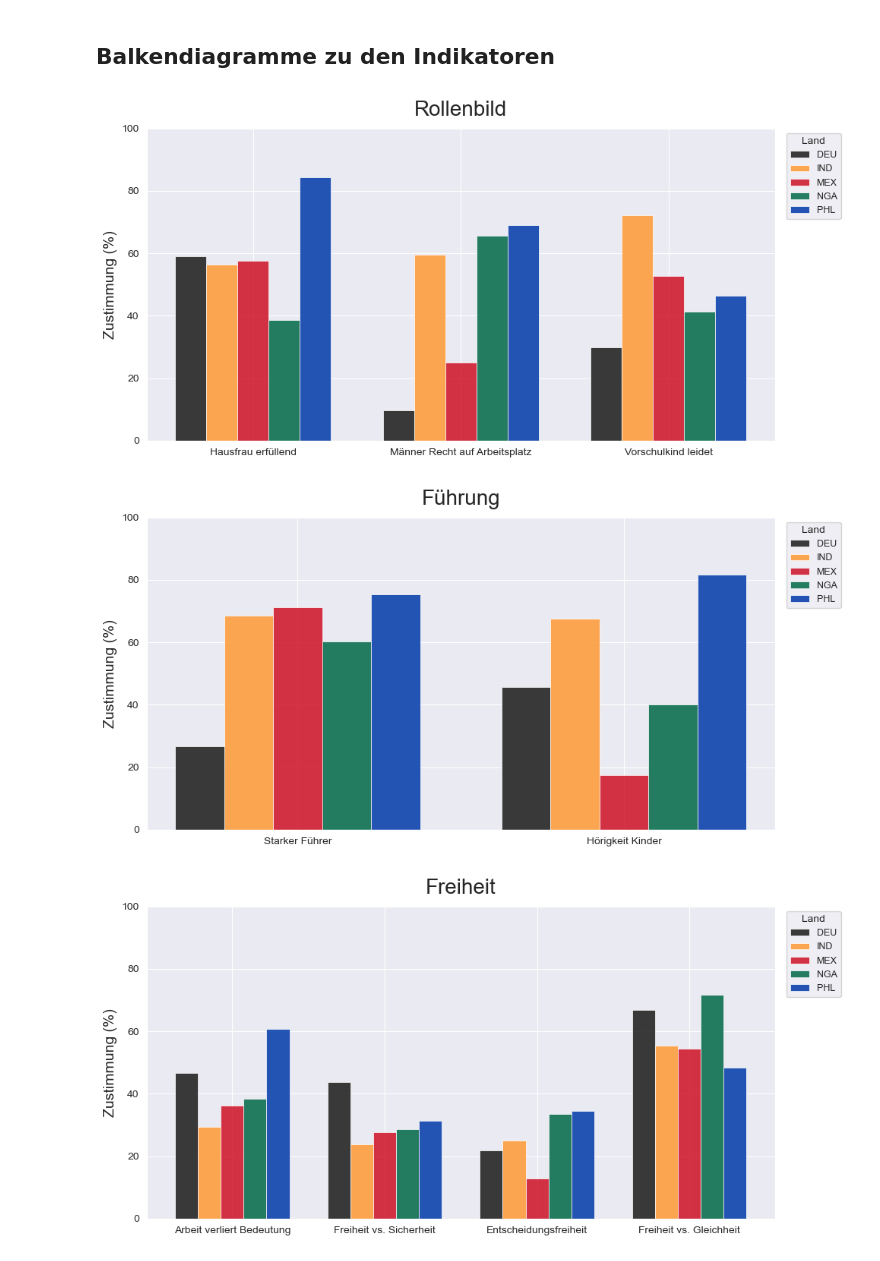
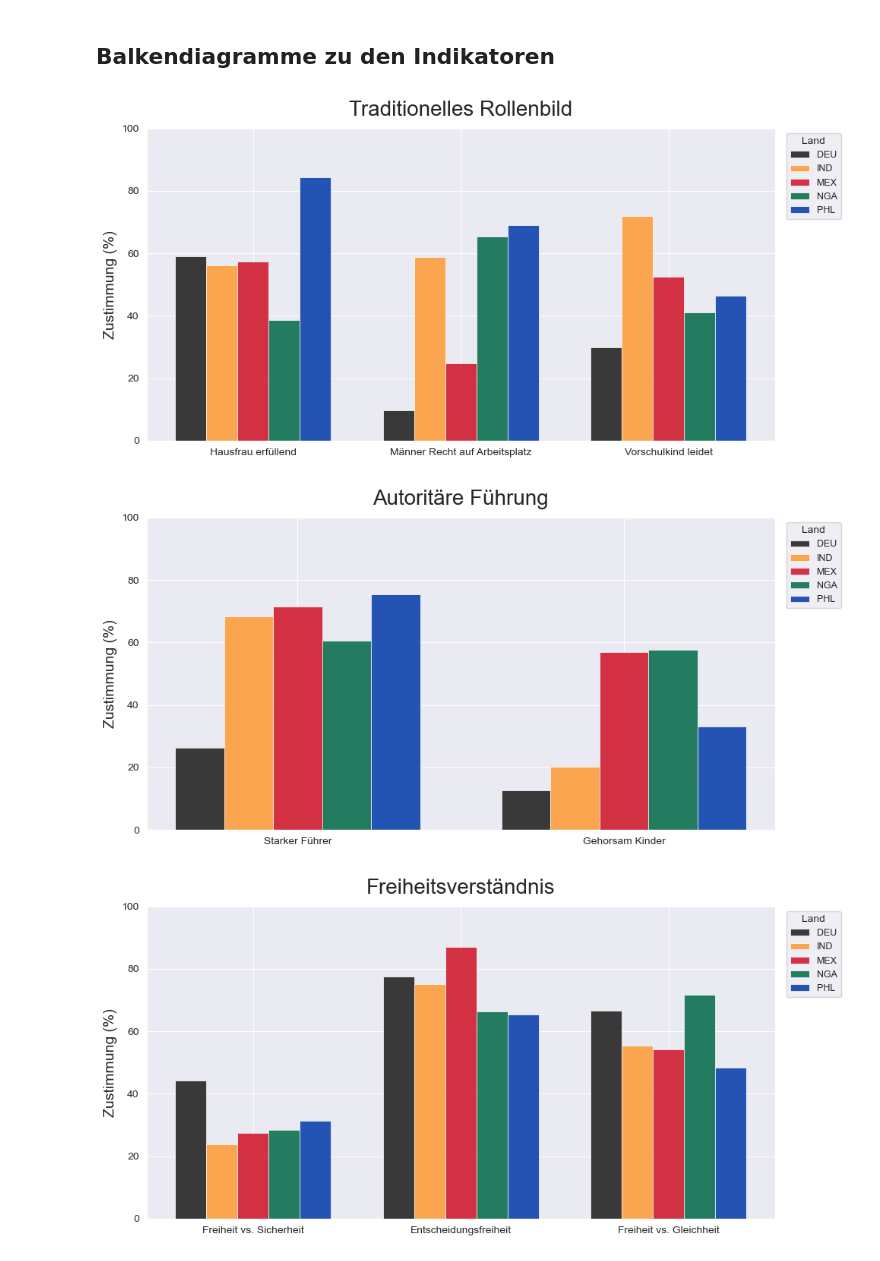
Before and after one commit to Alisonmm222/interkult, a Jupyter notebook: notebooks/analysis.ipynb, the cells around one changed output. Saved outputs shown, nothing was run; the diff lists cells and outputs as text; code cells hidden in the pictures.

```diff
--- a/notebooks/analysis.ipynb
+++ b/notebooks/analysis.ipynb
@@ -40,12 +40,22 @@ Name: count, dtype: int64
 # %% [markdown]
 ## Merkmale zu Indikatoren zusammenfassen
 # %%
-fragen = ['Q32', 'Q33', 'Q28', 'Q235', 'Q71', 'Q43', 'Q150', 'Q48', 'Q149']
+fragen = ['Q32', 'Q33', 'Q28', 'Q235', 'Q17', 'Q150', 'Q48', 'Q149']
 
 
 # Nur relevante Spalten + Ländervariable behalten
 df_merkm = df_country[["B_COUNTRY_ALPHA"] + fragen].copy()
 df_merkm["W_WEIGHT"] = df["W_WEIGHT"]
+# %%
+# Items, die umkodiert werden müssen (hohe Werte = Zustimmung)
+items_invertiert = ['Q48']
+
+# Umkodierung
+for col in items_invertiert:
+    skala_max = df_merkm[col][df_merkm[col] > 0].max()
+    df_merkm[col] = df_merkm[col].apply(
+        lambda x: (skala_max + 1 - x) if x > 0 else x
+    )
 # %% [markdown]
 ## Mittelkategorie entfernen und binäre Spalte erstellen
 # %%
@@ -65,17 +75,16 @@ def binary_split(df, col, skala=4):
     )
     return df_merkm
 # %%
-# ── Indikator 1: Arbeit ──
+# ── Indikator 1: Rollenbild ──
 df_merkm = binary_split(df_merkm, 'Q28', skala=4)
 df_merkm = binary_split(df_merkm, 'Q32', skala=4)
 df_merkm = binary_split(df_merkm, 'Q33', skala=5)
 
 # ── Indikator 2: Führung ──
 df_merkm = binary_split(df_merkm, 'Q235', skala=4)
-df_merkm = binary_split(df_merkm, 'Q71', skala=4)
+df_merkm = binary_split(df_merkm, 'Q17', skala=2)
 
 # ── Indikator 3: Freiheit ──
-df_merkm = binary_split(df_merkm, 'Q43', skala=3)
 df_merkm = binary_split(df_merkm, 'Q48', skala=10)
 df_merkm = binary_split(df_merkm, 'Q149', skala=2)
 df_merkm = binary_split(df_merkm, 'Q150',  skala=2)
@@ -88,8 +97,7 @@ item_labels = {
     'Q33': 'Männer Recht auf Arbeitsplatz',
     'Q28': 'Vorschulkind leidet',
     'Q235': 'Starker Führer',
-    'Q71': 'Hörigkeit Kinder',
-    'Q43': 'Arbeit verliert Bedeutung',
+    'Q17': 'Gehorsam Kinder',
     'Q150': 'Freiheit vs. Sicherheit',
     'Q48': 'Entscheidungsfreiheit',
     'Q149': 'Freiheit vs. Gleichheit'
@@ -97,7 +105,7 @@ item_labels = {
 
 # ── Einzelne Items pro Indikator ──
 indikatoren_dict = {
-    'Arbeit':    ['Q32', 'Q33', 'Q28'],
-    'Führung':   ['Q235', 'Q71'],
-    'Freiheit':  ['Q43', 'Q150', 'Q48', 'Q149']
+    'Traditionelles Rollenbild':    ['Q32', 'Q33', 'Q28'],
+    'Autoritäre Führung':   ['Q235', 'Q17'],
+    'Freiheitsverständnis':  ['Q150', 'Q48', 'Q149']
 }
@@ -189,7 +199,7 @@ def gewichteter_anteil_zustimmung(df, col, land_col='B_COUNTRY_ALPHA', weight_co
 
     return anteil['Zustimmung']
 # %%
-for indikator, item_list in items.items():
+for indikator, item_list in indikatoren_dict.items():
 
     fig, ax = plt.subplots(figsize=(10, 5))
 
@@ -197,33 +207,33 @@ for indikator, item_list in items.items():
         item: gewichteter_anteil_zustimmung(df_merkm, item)
         for item in item_list
     })
 
     x = np.arange(len(item_list))
     n = len(laender)
     width = 0.15
     offsets = np.linspace(-(n-1)/2 * width, (n-1)/2 * width, n)
 
     for land, offset, farbe in zip(laender, offsets, farben):
         werte = werte_pro_item.loc[land, item_list].values
         ax.bar(x + offset, werte, width=width,
                label=land, color=farbe, alpha=0.85,
                edgecolor='white', linewidth=0.6)
 
     ax.set_title(indikator, fontsize=20, pad=12)
     ax.set_xticks(x)
     ax.set_xticklabels([item_labels[i] for i in item_list], fontsize=10)
     ax.set_ylabel('Zustimmung (%)', fontsize=14)
     ax.set_ylim(0, 100)
     ax.spines['top'].set_visible(False)
     ax.spines['right'].set_visible(False)
     ax.legend(title='Land', bbox_to_anchor=(1.01, 1), loc='upper left', fontsize=9)
 
     plt.tight_layout()
 
     dateiname = f"items_{indikator.replace(' ', '_').replace('&', 'und')}.png"
     plt.savefig(dateiname, dpi=300, bbox_inches='tight')
     plt.show()
 # %% [output]
-[figure, old version]
+[figure, new version]
-[figure, old version]
+[figure, new version]
-[figure, old version]
+[figure, new version]
```
Also changed, not shown: parts of 2 cells of this notebook, 2 other files.
